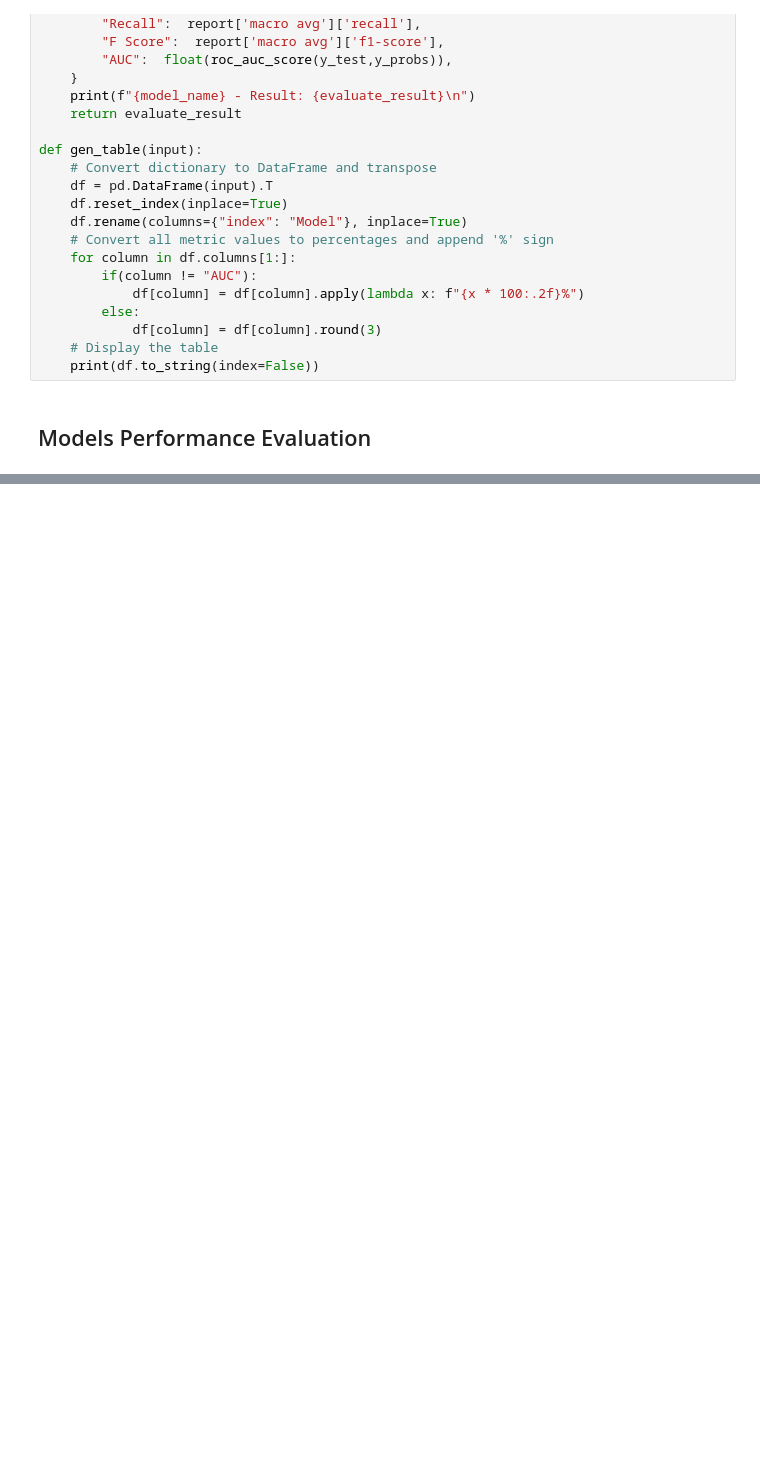
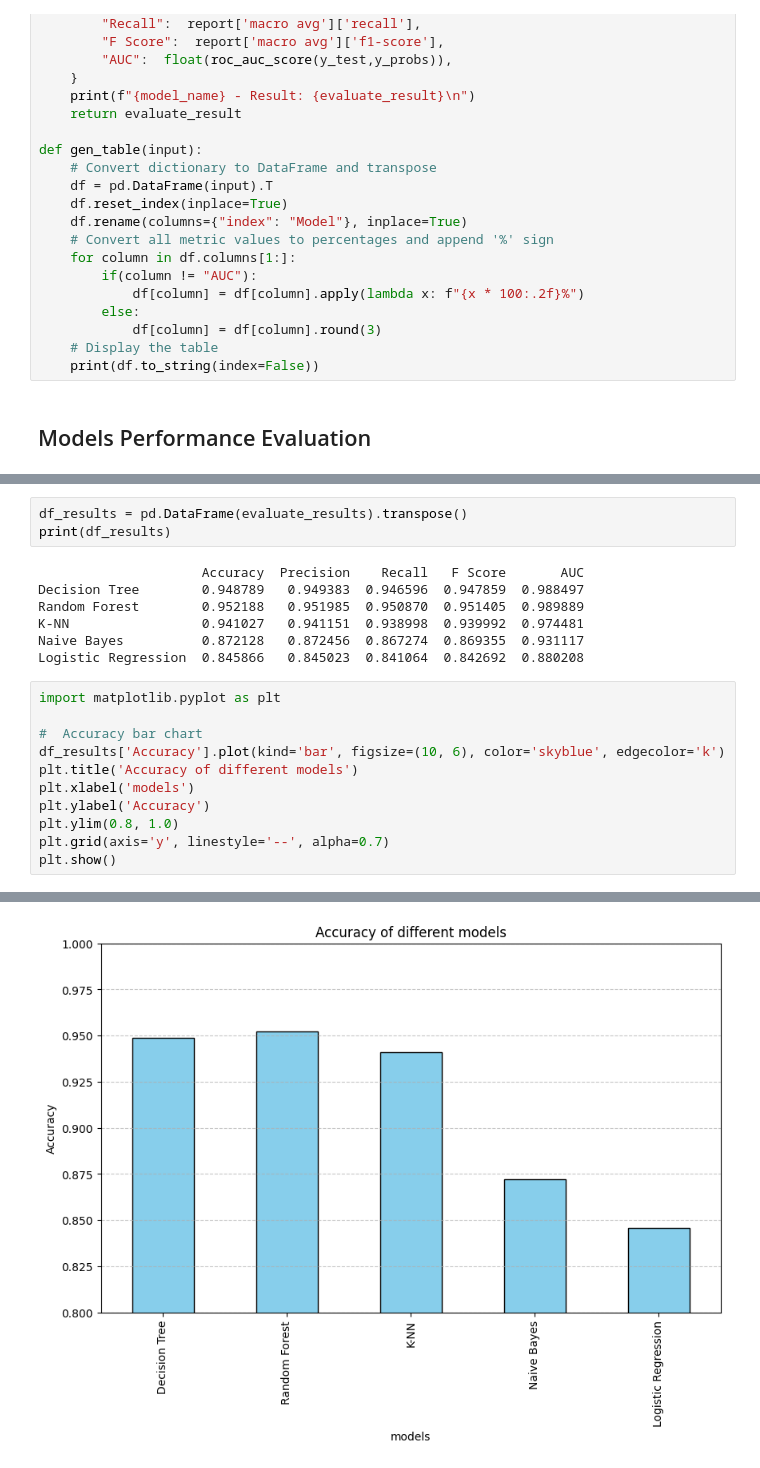
Before and after one commit to jayjirakrit/data-mining-final-project, a Jupyter notebook: sample.ipynb, the cells around one changed output, grey strips where cells are left out. Drawn from its saved outputs; the diff is of its cells as text; blank space fills up the shorter version.

```diff
--- a/sample.ipynb
+++ b/sample.ipynb
@@ -401,3 +401,25 @@ Prediction models algorithms top 5 features
                K-NN   92.67%    92.55% 92.58%  92.56% 0.970
         Naive Bayes   84.72%    84.46% 84.60%  84.52% 0.925
 Logistic Regression   83.84%    83.64% 83.49%  83.56% 0.909
+# %%
+df_results = pd.DataFrame(evaluate_results).transpose()
+print(df_results)
+# %% [output]
+                     Accuracy  Precision    Recall   F Score       AUC
+Decision Tree        0.948789   0.949383  0.946596  0.947859  0.988497
+Random Forest        0.952188   0.951985  0.950870  0.951405  0.989889
+K-NN                 0.941027   0.941151  0.938998  0.939992  0.974481
+Naive Bayes          0.872128   0.872456  0.867274  0.869355  0.931117
+Logistic Regression  0.845866   0.845023  0.841064  0.842692  0.880208
+# %%
+import matplotlib.pyplot as plt
+
+#  Accuracy bar chart
+df_results['Accuracy'].plot(kind='bar', figsize=(10, 6), color='skyblue', edgecolor='k')
+plt.title('Accuracy of different models')
+plt.xlabel('models')
+plt.ylabel('Accuracy')
+plt.ylim(0.8, 1.0)
+plt.grid(axis='y', linestyle='--', alpha=0.7)
+plt.show()
+# %% [output]
@@ -403,0 +443 @@ Logistic Regression   83.84%    83.64% 83.49%  83.56% 0.909
+[figure, added]
```
Also changed, not shown: parts of 6 cells of this notebook.
